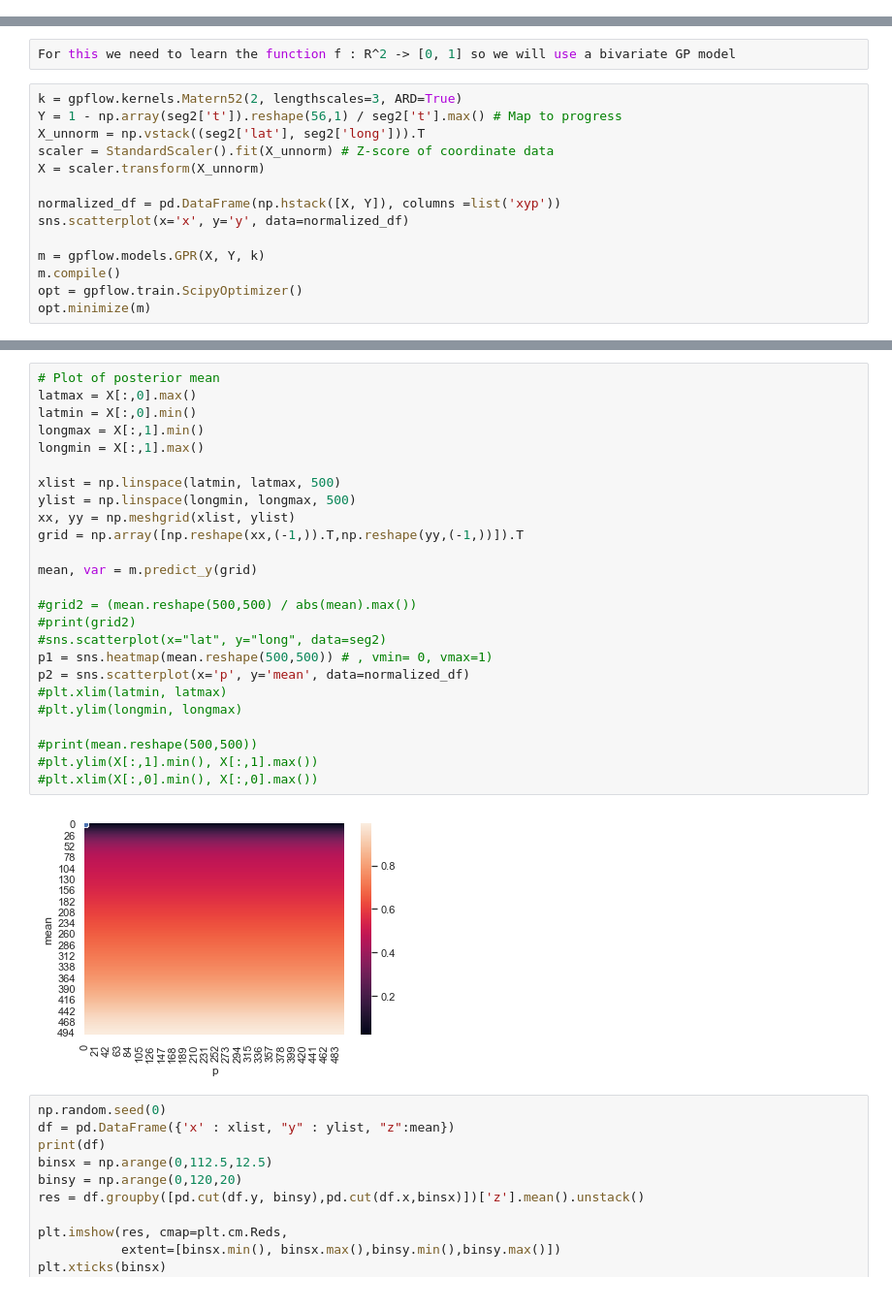
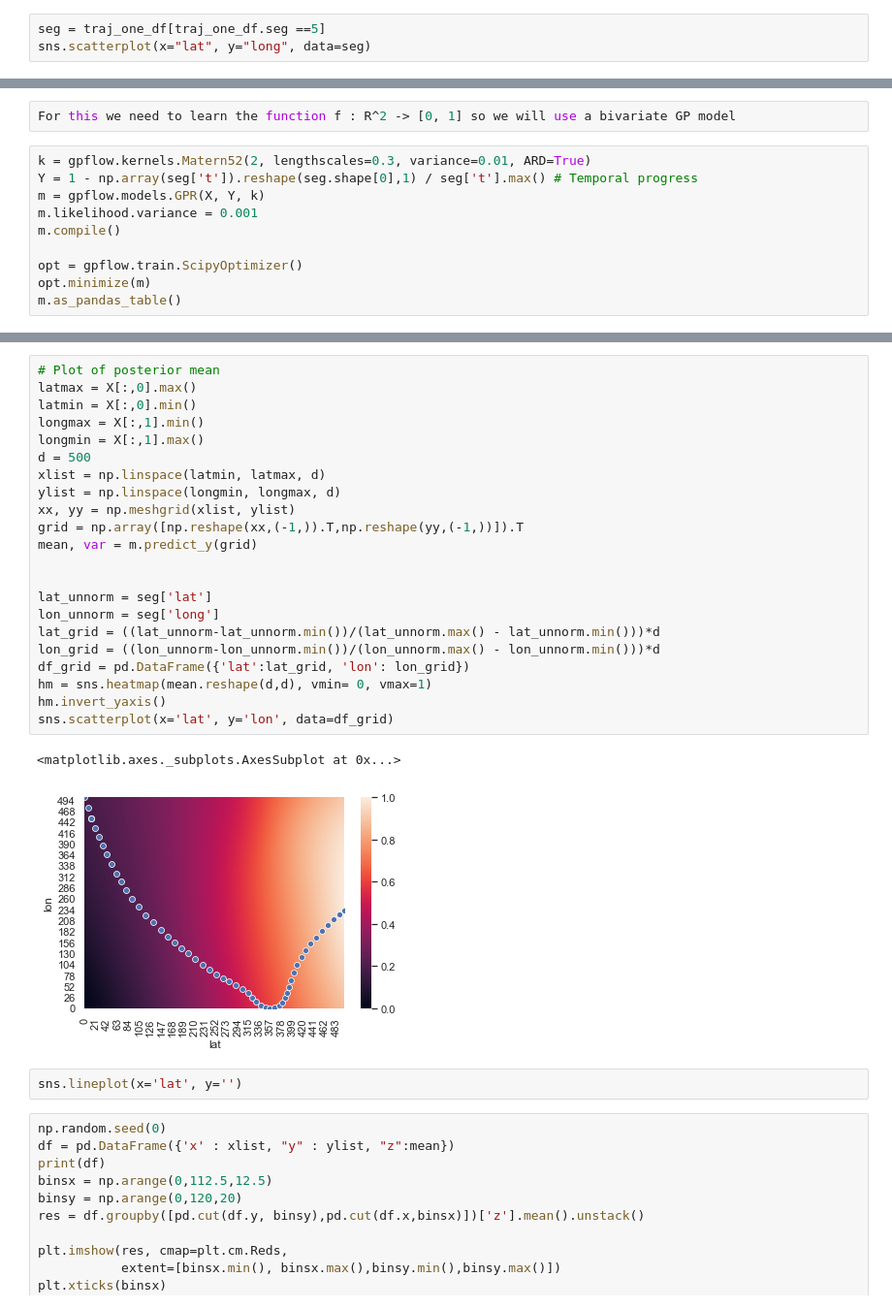
Before and after one commit to M20190649/TDDE19-bus-arrival-time, a Jupyter notebook: GP/Arrival Time Prediction - Model.ipynb, the cells around one changed output, grey strips where cells are left out. Shown at 97% size. Saved outputs shown, nothing was run; the diff lists cells and outputs as text.

Commit message:
Fixes plotting data on heatmap

```diff
--- a/GP/Arrival Time Prediction - Model.ipynb
+++ b/GP/Arrival Time Prediction - Model.ipynb
@@ -38,0 +41,3 @@ Let's try to learn the synchronisation function for segment two
+# %%
+seg = traj_one_df[traj_one_df.seg ==5]
+sns.scatterplot(x="lat", y="long", data=seg)
@@ -51,19 +67,15 @@ sns.scatterplot(x="lat", y="long", data=seg2)
 # %%
 For this we need to learn the function f : R^2 -> [0, 1] so we will use a bivariate GP model
 # %%
-k = gpflow.kernels.Matern52(2, lengthscales=3, ARD=True)
-Y = 1 - np.array(seg2['t']).reshape(56,1) / seg2['t'].max() # Map to progress
-X_unnorm = np.vstack((seg2['lat'], seg2['long'])).T
-scaler = StandardScaler().fit(X_unnorm) # Z-score of coordinate data
-X = scaler.transform(X_unnorm)
+k = gpflow.kernels.Matern52(2, lengthscales=0.3, variance=0.01, ARD=True)
+Y = 1 - np.array(seg['t']).reshape(seg.shape[0],1) / seg['t'].max() # Temporal progress
+m = gpflow.models.GPR(X, Y, k)
+m.likelihood.variance = 0.001
+m.compile()
 
-normalized_df = pd.DataFrame(np.hstack([X, Y]), columns =list('xyp'))
-sns.scatterplot(x='x', y='y', data=normalized_df)
-
-m = gpflow.models.GPR(X, Y, k)
-m.compile()
 opt = gpflow.train.ScipyOptimizer()
 opt.minimize(m)
+m.as_pandas_table()
 # %% [output]
 WARNING:gpflow.logdensities:Shape of x must be 2D at computation.
 INFO:tensorflow:Optimization terminated with:
@@ -96,30 +111,30 @@ sns.lineplot(x='p', y='mean', data=normalized_df)
 # %%
 # Plot of posterior mean
 latmax = X[:,0].max()
 latmin = X[:,0].min()
 longmax = X[:,1].min()
 longmin = X[:,1].max()
-
-xlist = np.linspace(latmin, latmax, 500)
-ylist = np.linspace(longmin, longmax, 500)
+d = 500
+xlist = np.linspace(latmin, latmax, d)
+ylist = np.linspace(longmin, longmax, d)
 xx, yy = np.meshgrid(xlist, ylist)
 grid = np.array([np.reshape(xx,(-1,)).T,np.reshape(yy,(-1,))]).T
-
 mean, var = m.predict_y(grid)
 
-#grid2 = (mean.reshape(500,500) / abs(mean).max())
-#print(grid2)
-#sns.scatterplot(x="lat", y="long", data=seg2)
-p1 = sns.heatmap(mean.reshape(500,500)) # , vmin= 0, vmax=1)
-p2 = sns.scatterplot(x='p', y='mean', data=normalized_df)
-#plt.xlim(latmin, latmax)
-#plt.ylim(longmin, longmax)
 
-#print(mean.reshape(500,500))
-#plt.ylim(X[:,1].min(), X[:,1].max())
-#plt.xlim(X[:,0].min(), X[:,0].max())
+lat_unnorm = seg['lat']
+lon_unnorm = seg['long']
+lat_grid = ((lat_unnorm-lat_unnorm.min())/(lat_unnorm.max() - lat_unnorm.min()))*d
+lon_grid = ((lon_unnorm-lon_unnorm.min())/(lon_unnorm.max() - lon_unnorm.min()))*d
+df_grid = pd.DataFrame({'lat':lat_grid, 'lon': lon_grid})
+hm = sns.heatmap(mean.reshape(d,d), vmin= 0, vmax=1)
+hm.invert_yaxis()
+sns.scatterplot(x='lat', y='lon', data=df_grid)
 # %% [output]
+<matplotlib.axes._subplots.AxesSubplot at 0x...>
-[figure, old version]
+[figure, new version]
+# %%
+sns.lineplot(x='lat', y='')
 # %%
 np.random.seed(0)
 df = pd.DataFrame({'x' : xlist, "y" : ylist, "z":mean})
```
Also changed, not shown: parts of 14 cells of this notebook.
